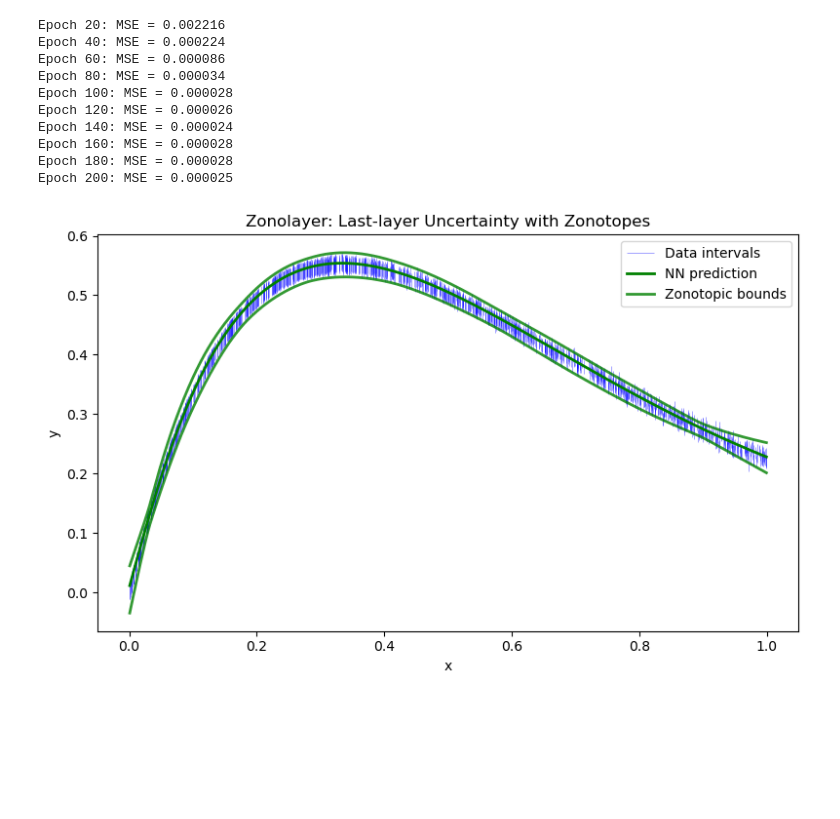
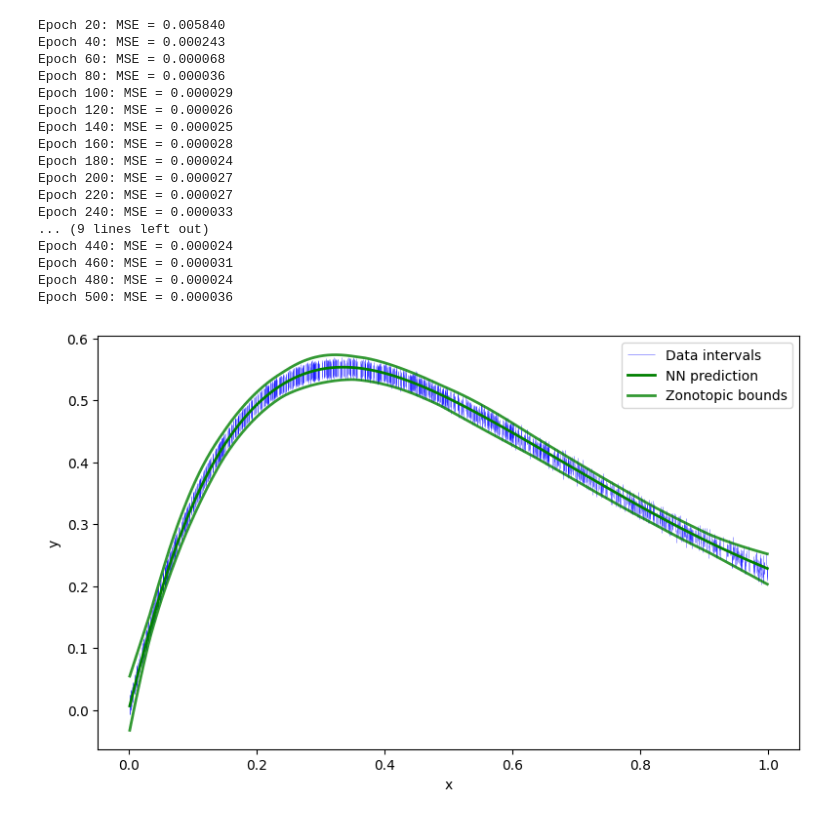
Before and after one commit to MattCodes03/zonolayer, a Jupyter notebook: examples/Effect_Of_Imprecison_Increase.ipynb, the cells around one changed output. Saved outputs shown, nothing was run; the diff lists cells and outputs as text; code cells hidden in the pictures; blank space fills up the shorter version.

```diff
--- a/examples/Effect_Of_Imprecison_Increase.ipynb
+++ b/examples/Effect_Of_Imprecison_Increase.ipynb
@@ -51,7 +51,7 @@ x_t = torch.tensor(x, dtype=torch.float32).unsqueeze(1)
 # 3. Train the centre network on the midpoints of the intervals to fit a regression line
 
 
-def train_centre(x_t, y_lb_t, y_ub_t, epochs=200, lr=1e-3, batch_size=64, print_every=20):
+def train_centre(x_t, y_lb_t, y_ub_t, epochs=500, lr=1e-3, batch_size=64, print_every=20):
     y_mid = 0.5 * (y_lb_t + y_ub_t)  # midpoints
 
     centre_net = CentreNet(input_dim=x_t.shape[1])
@@ -85,16 +85,23 @@ def train_centre(x_t, y_lb_t, y_ub_t, epochs=200, lr=1e-3, batch_size=64, print_
 
 centre_net = train_centre(x_t, y_lb_t, y_ub_t)
 # %% [output]
-Epoch 20: MSE = 0.002216
-Epoch 40: MSE = 0.000224
-Epoch 60: MSE = 0.000086
-Epoch 80: MSE = 0.000034
-Epoch 100: MSE = 0.000028
+Epoch 20: MSE = 0.005840
+Epoch 40: MSE = 0.000243
+Epoch 60: MSE = 0.000068
+Epoch 80: MSE = 0.000036
+Epoch 100: MSE = 0.000029
 Epoch 120: MSE = 0.000026
-Epoch 140: MSE = 0.000024
+Epoch 140: MSE = 0.000025
 Epoch 160: MSE = 0.000028
-Epoch 180: MSE = 0.000028
-Epoch 200: MSE = 0.000025
+Epoch 180: MSE = 0.000024
+Epoch 200: MSE = 0.000027
+Epoch 220: MSE = 0.000027
+Epoch 240: MSE = 0.000033
+... (9 lines left out)
+Epoch 440: MSE = 0.000024
+Epoch 460: MSE = 0.000031
+Epoch 480: MSE = 0.000024
+Epoch 500: MSE = 0.000036
 # %%
 # Test points
 test_set = torch.linspace(x_t.min(), x_t.max(), n).unsqueeze(1)
@@ -115,35 +122,35 @@ plt.figure(figsize=(8, 5))
 
 x_sorted, idx = torch.sort(x_t, dim=0)
 y_lb_sorted = y_lb_t[idx]
 y_ub_sorted = y_ub_t[idx]
 
 plt.vlines(x_sorted.numpy().flatten(),
            y_lb_sorted.numpy().flatten(),
            y_ub_sorted.numpy().flatten(),
            color='blue', alpha=.5, linewidth=0.5,
            label='Data intervals')
 
 # Plot NN predictionS
 plt.plot(x_plot.numpy(), centre_pred, color='green', lw=2, label='NN prediction', zorder=5)
 
 plt.plot(x_plot.numpy(), y_lower_pred, 'g', lw=2, label='Zonotopic bounds', alpha=0.8)
 plt.plot(x_plot.numpy(), y_upper_pred, 'g', lw=2, label='__nolegend__', alpha=0.8)
 
 #plt.fill_between(x_plot.numpy(), y_lower_pred, y_upper_pred, color='red', alpha=0.3, label='Zonotope expectation band')
 
 # plt.plot(x_plot.numpy(), pi_lower, 'r--', lw=0.7,
 #          label='Prediction interval', alpha=0.8)
 # plt.plot(x_plot.numpy(), pi_upper, 'r--', lw=0.7,
 #          label='__nolegend__', alpha=0.8)
 
 plt.legend()
-plt.title("Zonolayer: Last-layer Uncertainty with Zonotopes")
+#plt.title("Zonolayer: Last-layer Uncertainty with Zonotopes")
 plt.xlabel("x")
 plt.ylabel("y")
 plt.tight_layout()
 plt.show()
 # %% [output]
-[figure, old version]
+[figure, new version]
 # %%
 def nonlinear_data(n):
     n_samples = n
```
Also changed, not shown: parts of 2 cells of this notebook, 7 other files.
